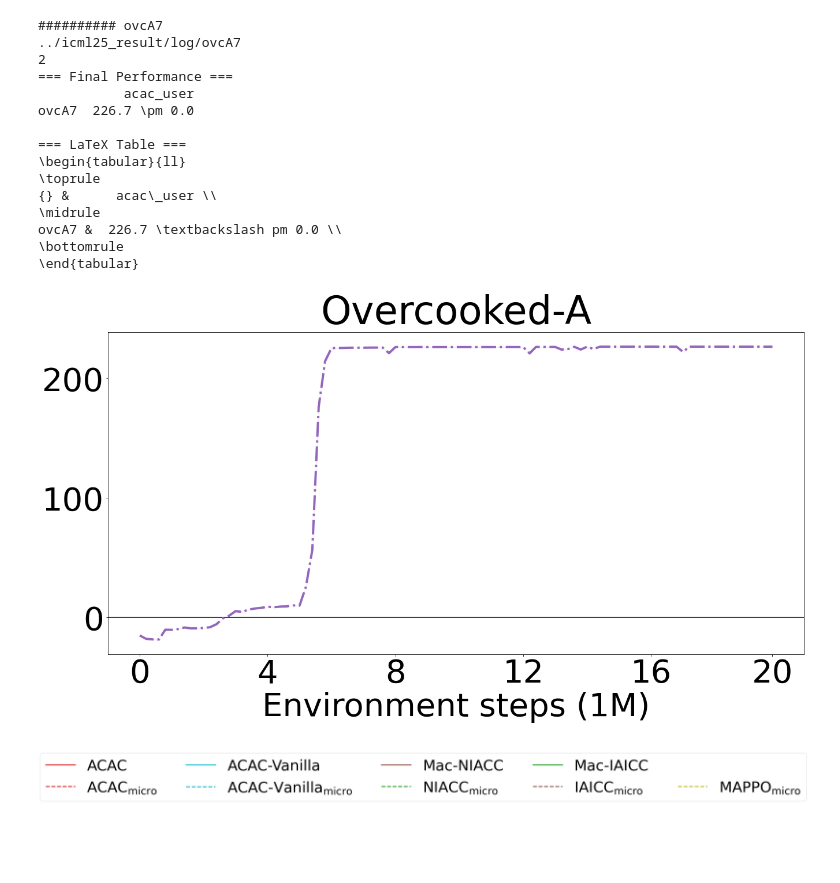
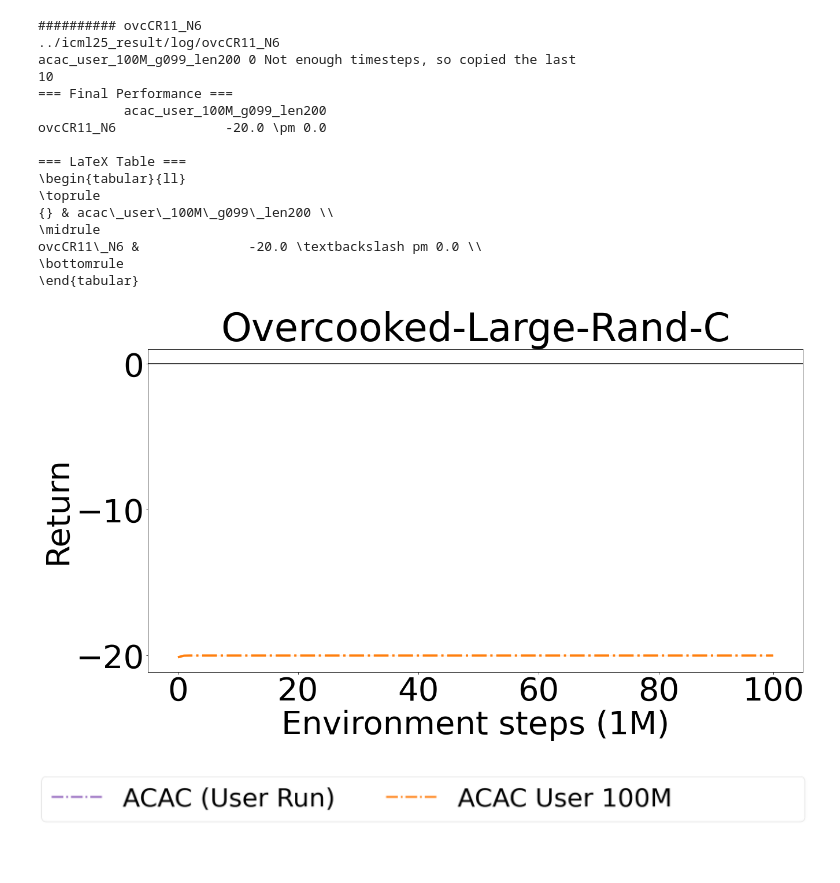
Before and after one commit to JohnyTarbouch/acac, a Jupyter notebook: icml25_result/plot_icml25_main.ipynb, the cells around one changed output. Drawn from its saved outputs; the diff is of its cells as text; code cells hidden in the pictures; blank space fills up the shorter version.

```diff
--- a/icml25_result/plot_icml25_main.ipynb
+++ b/icml25_result/plot_icml25_main.ipynb
@@ -6,9 +6,12 @@ import scipy
 import matplotlib.pyplot as plt
 import pandas as pd
 
-names = ["acac_user"]
+#names = ["acac_user", "acac_user_100M_g099_len200"]
+names = ["acac_user_100M_g099_len200"]
 # benchmarks = ['bp6', 'bp8', 'bp10', 'ovcA7', 'ovcB7', 'ovcC7', 'ovcAR7', 'ovcBR7', 'ovcCR7']
-benchmarks = ["ovcA7"]
+#benchmarks = ["ovcA7", "ovcC7", "ovcCR11_N6"]
+benchmarks = ["ovcCR11_N6"]
+
 # benchmarks = ['ovcA11_N6', 'ovcB11_N6', 'ovcC11_N6', 'ovcAR11_N6', 'ovcBR11_N6', 'ovcCR11_N6']
 
 root_dir = '../icml25_result/log'
@@ -42,6 +45,12 @@ plot_configs = {
     "acac_eps0.015": {"label": r'ACAC ($\varepsilon$=0.015)', "color": 'tab:blue', "linestyle": '-'},
     "acac_no_te": {"label": 'ACAC (No TE)', "color": 'tab:blue', "linestyle": '-'},
     "acac_no_sa": {"label": 'ACAC (No SA)', "color": 'tab:green', "linestyle": '-'},
+    "acac_user_100M_g099_len200": {
+        "label": "ACAC User 100M",
+        "color": "tab:orange",
+        "linestyle": "-."
+    },
+
 }
 # %%
 def merge_seeds(data_, num_bucket, bucket_size, name):
@@ -172,6 +181,7 @@ for bench_i, benchmark in enumerate(benchmarks):
         plt.fill_between(x, data[f'{name}_mean']+data[f'{name}_std'], data[f'{name}_mean']-data[f'{name}_std'], color=plot_configs[name]["color"], alpha=0.1)
         final_perf[benchmark][name] = f"{np.round(np.mean(data[f'{name}_mean'][-5:]), 2)} \pm {np.round(np.mean(data[f'{name}_std'][-5:]), 2)}"
     plt.xlabel("Environment steps (1M)")
+    plt.ylabel("Return")
 
     xtick_scale = total_step / 1e7
     if xtick_scale > 1:
@@ -181,42 +191,44 @@ for bench_i, benchmark in enumerate(benchmarks):
 
     if len(benchmarks) >= 2:
         if bench_i % 3 == 0:
             plt.ylabel("Return")
 
     plt.tight_layout()
-    plt.savefig('../icml25_result/figure/main/ovcA7_acac_user_only.pdf')
+    plt.savefig(f'../icml25_result/figure/main/{benchmark}_acac_user_only.pdf')
+
 
 
 
 # print final performance
 def print_final_perf(final_perf):
     df = pd.DataFrame.from_dict(final_perf, orient='index')
 
     print('=== Final Performance ===')
     print(df.round(2))
 
     latex_table = df.to_latex(float_format="%.2f", na_rep="--", index=True)
     print("\n=== LaTeX Table ===")
     print(latex_table)
 
 print_final_perf(final_perf)
 # %% [output]
-########## ovcA7
-../icml25_result/log/ovcA7
-2
+########## ovcCR11_N6
+../icml25_result/log/ovcCR11_N6
+acac_user_100M_g099_len200 0 Not enough timesteps, so copied the last
+10
 === Final Performance ===
-           acac_user
-ovcA7  226.7 \pm 0.0
+           acac_user_100M_g099_len200
+ovcCR11_N6              -20.0 \pm 0.0
 
 === LaTeX Table ===
 \begin{tabular}{ll}
 \toprule
-{} &      acac\_user \\
+{} & acac\_user\_100M\_g099\_len200 \\
 \midrule
-ovcA7 &  226.7 \textbackslash pm 0.0 \\
+ovcCR11\_N6 &              -20.0 \textbackslash pm 0.0 \\
 \bottomrule
 \end{tabular}
-[figure, old version]
+[figure, new version]
 # %%
 from matplotlib.lines import Line2D
 line = Line2D([], [], color='black', linewidth=0, label='')
@@ -237,4 +249,4 @@ ax_leg.legend(*new_handles, ncol=5, loc='upper center')
 ax_leg.axis('off')
 fig_leg.savefig('../icml25_result/figure/main_legend.pdf')
 # %% [output]
-[figure, old version]
+[figure, new version]
```
Also changed, not shown: 4 other files.
